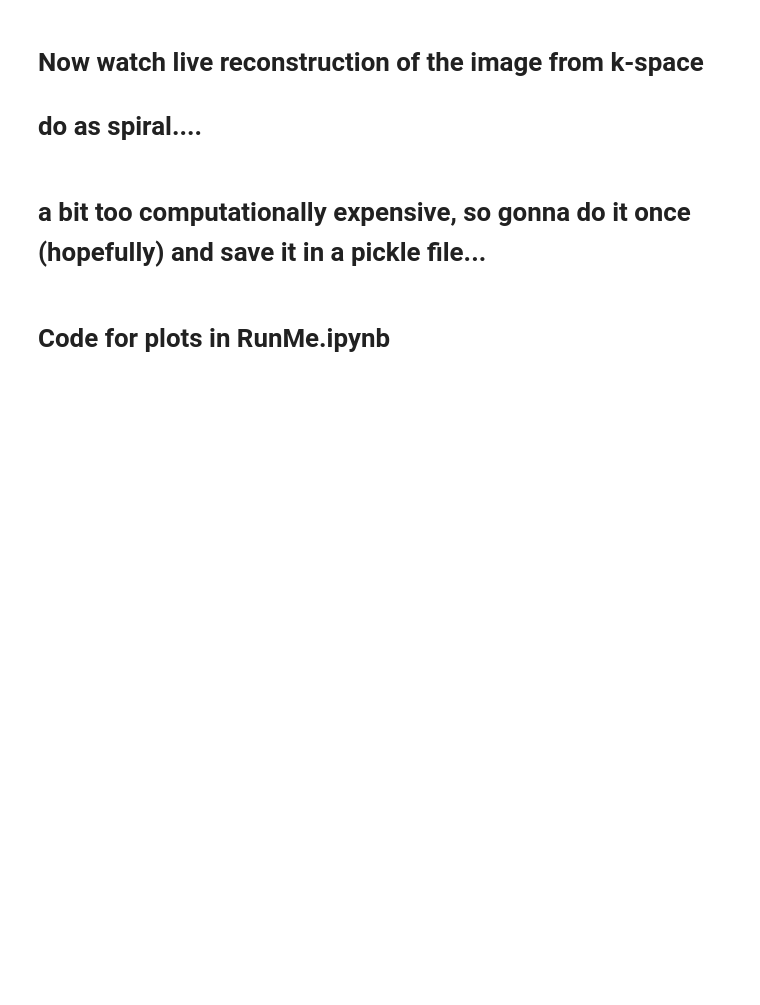
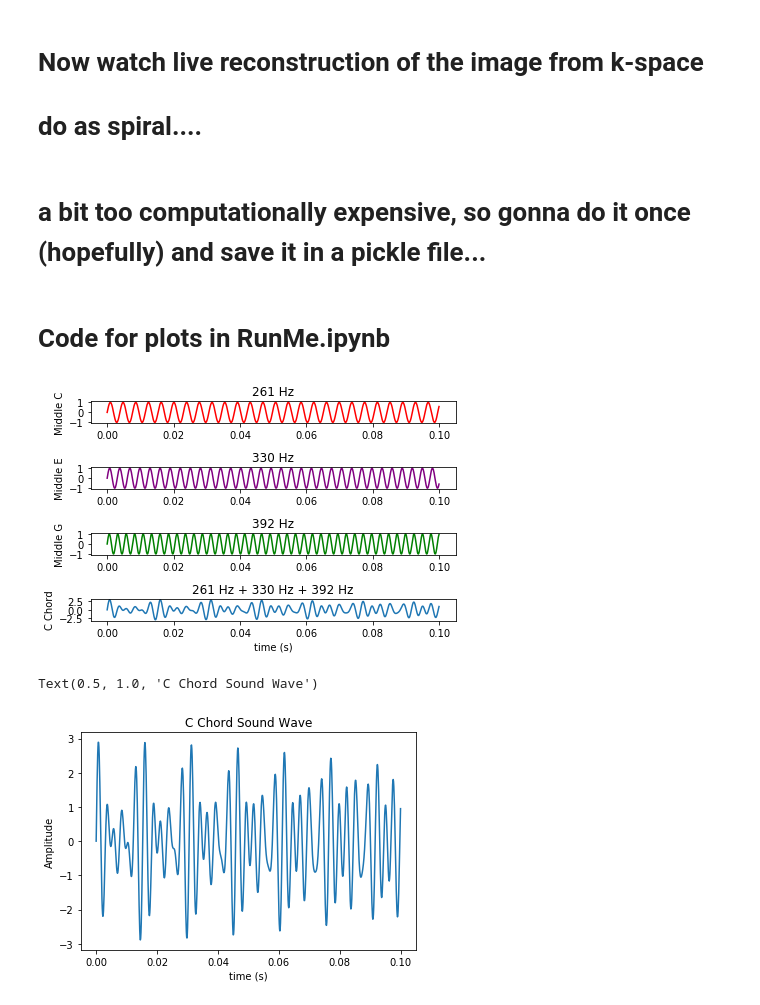
Before and after one commit to miramliu/SouthSideScience_Fair, a Jupyter notebook: MRI/ScratchCode.ipynb, the cells around one changed output. Drawn from its saved outputs; the diff is of its cells as text; code cells hidden in the pictures; blank space fills up the shorter version.

```diff
--- a/MRI/ScratchCode.ipynb
+++ b/MRI/ScratchCode.ipynb
@@ -479,3 +479,41 @@ for j in range(len(angles)):
 
 with open('data/Fig4_RotatingIncreasing.pickle','wb') as handle:
     pickle.dump([image_rotateincrease,kspace_rotateincrease],handle)
+# %%
+x = np.linspace(0, .1, 1000) #from 0 to 1, sampling rate of 1/1000
+ft_freq = np.linspace(-500,500,1000) #kmax = 1/2Deltax, Delta kx = 1/FOVx
+
+# Set up subplots
+fig, (ax1,ax2,ax3,ax4) = pl.subplots(4,1)
+wave1 = np.sin(2*np.pi*261*x) #frequency of middle C
+wave2 = np.sin(2*np.pi*329*x) #frequency of E
+wave3 = np.sin(2*np.pi*392*x) #frequency of middle C
+
+
+ax1.plot(x,wave1,color = 'red')
+ax1.set_ylabel('Middle C')
+ax1.set_title('261 Hz')
+
+ax2.plot(x,wave2,color = 'purple')
+ax2.set_ylabel('Middle E')
+ax2.set_title('330 Hz')
+
+ax3.plot(x,wave3,color = 'green')
+ax3.set_ylabel('Middle G')
+ax3.set_title('392 Hz')
+
+ax4.plot(x,wave1+wave2+wave3)
+ax4.set_ylabel('C Chord')
+ax4.set_xlabel('time (s)')
+ax4.set_title('261 Hz + 330 Hz + 392 Hz')
+fig.tight_layout()
+pl.show()
+
+pl.plot(x,wave1+wave2+wave3)
+pl.xlabel('time (s)')
+pl.ylabel('Amplitude')
+pl.title('C Chord Sound Wave')
+# %% [output]
+[figure, added]
+Text(0.5, 1.0, 'C Chord Sound Wave')
+[figure, added]
```
